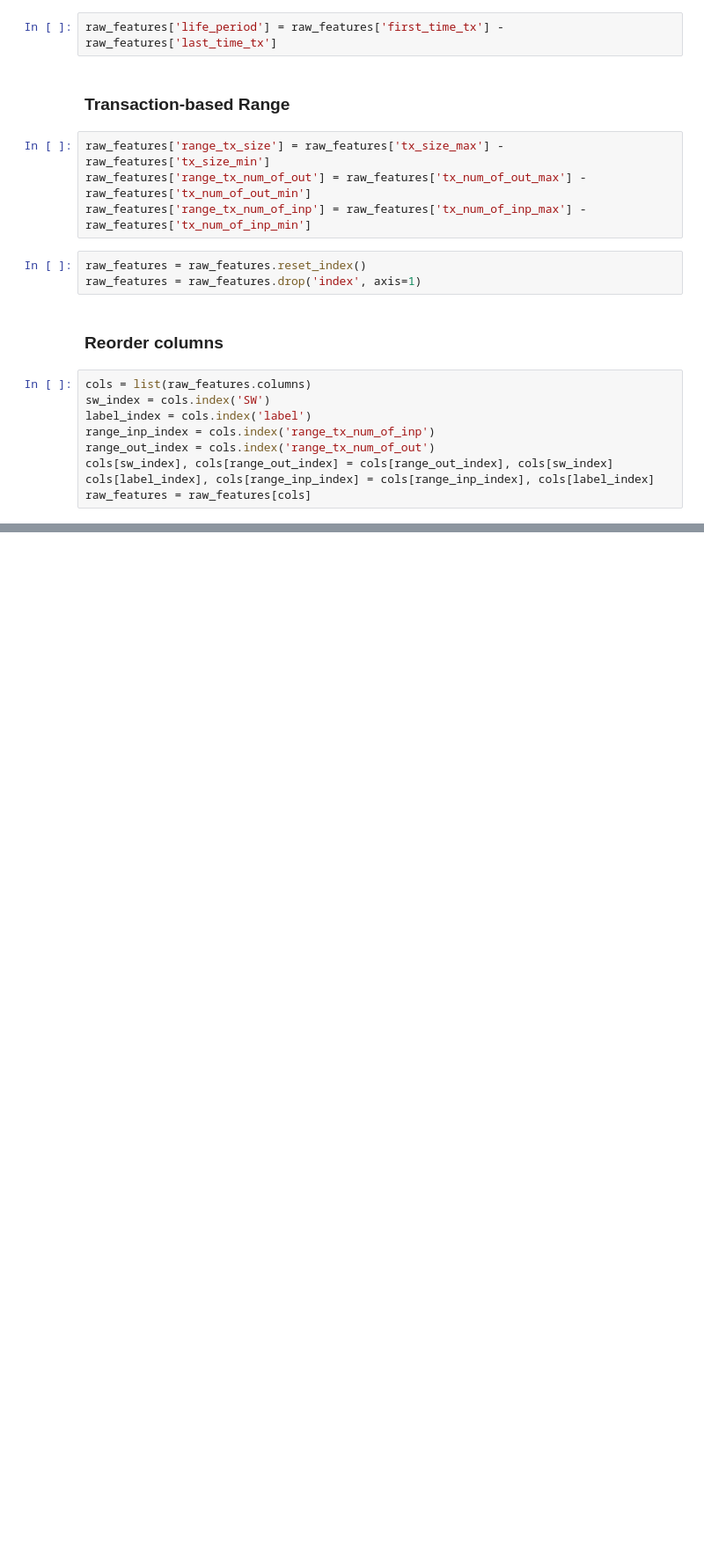
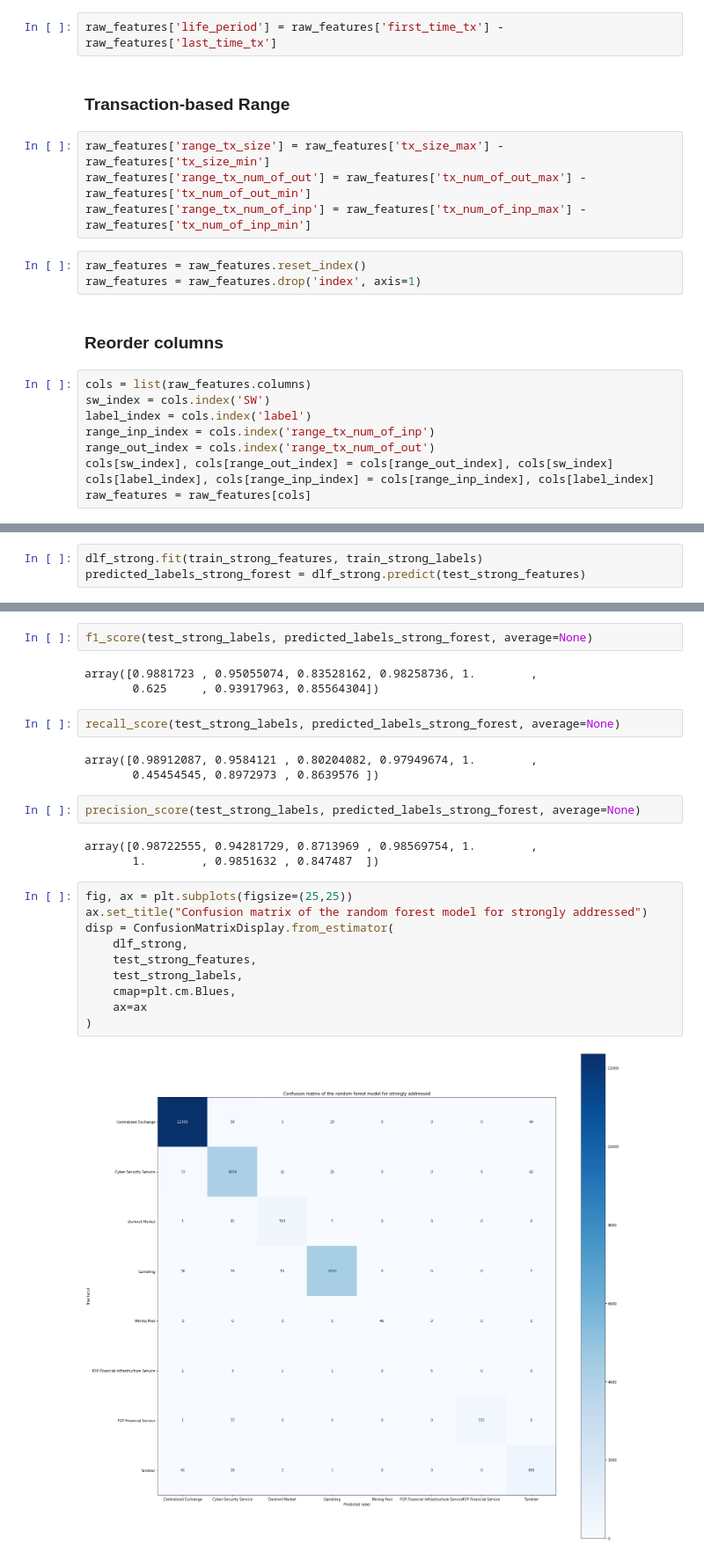
Before and after one commit to shayanhamidi2000/Address-classification-project, a Jupyter notebook: Data-Analysis.ipynb, the cells around one changed output, grey strips where cells are left out. Shown: that part at 88% size. Saved outputs shown, nothing was run; the diff lists cells and outputs as text; blank space fills up the shorter version.

```diff
--- a/Data-Analysis.ipynb
+++ b/Data-Analysis.ipynb
@@ -155,0 +363,3 @@ features
+# %%
+dlf_strong.fit(train_strong_features, train_strong_labels)
+predicted_labels_strong_forest = dlf_strong.predict(test_strong_features)
@@ -155,0 +370,27 @@ features
+# %%
+f1_score(test_strong_labels, predicted_labels_strong_forest, average=None)
+# %% [output]
+array([0.9881723 , 0.95055074, 0.83528162, 0.98258736, 1.        ,
+       0.625     , 0.93917963, 0.85564304])
+# %%
+recall_score(test_strong_labels, predicted_labels_strong_forest, average=None)
+# %% [output]
+array([0.98912087, 0.9584121 , 0.80204082, 0.97949674, 1.        ,
+       0.45454545, 0.8972973 , 0.8639576 ])
+# %%
+precision_score(test_strong_labels, predicted_labels_strong_forest, average=None)
+# %% [output]
+array([0.98722555, 0.94281729, 0.8713969 , 0.98569754, 1.        ,
+       1.        , 0.9851632 , 0.847487  ])
+# %%
+fig, ax = plt.subplots(figsize=(25,25))
+ax.set_title("Confusion matrix of the random forest model for strongly addressed")
+disp = ConfusionMatrixDisplay.from_estimator(
+    dlf_strong,
+    test_strong_features,
+    test_strong_labels,
+    cmap=plt.cm.Blues,
+    ax=ax
+)
+# %% [output]
+[figure, added]
```
Also changed, not shown: parts of 48 cells of this notebook, 4 other files.
